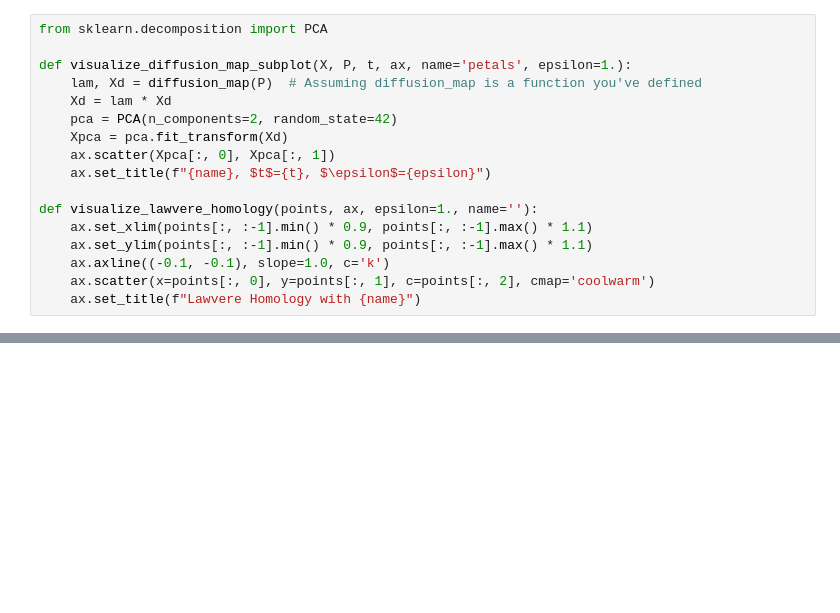
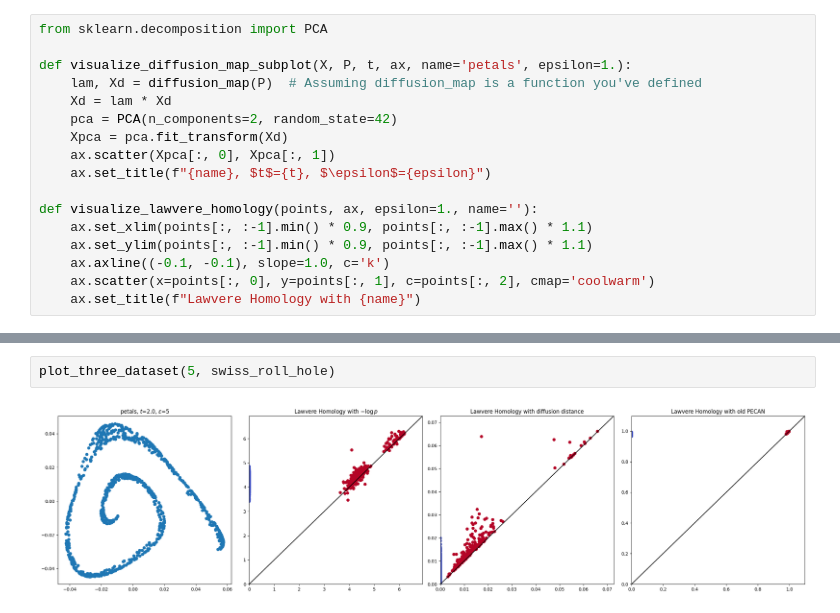
Before and after one commit to KrishnaswamyLab/PECAN, a Jupyter notebook: experiment_lawvere/lawvere_homology.ipynb, the cells around one changed output, grey strips where cells are left out. Saved outputs shown, nothing was run; the diff lists cells and outputs as text; blank space fills up the shorter version.

```diff
--- a/experiment_lawvere/lawvere_homology.ipynb
+++ b/experiment_lawvere/lawvere_homology.ipynb
@@ -253,0 +263,4 @@ plot_both(1.)
+# %%
+plot_three_dataset(5, swiss_roll_hole)
+# %% [output]
+[figure, added]
```
Also changed, not shown: parts of 18 cells of this notebook, 6 other files.
